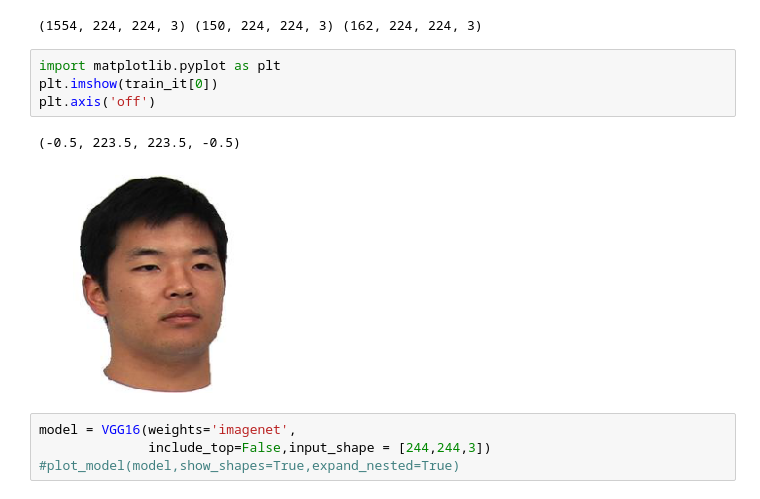
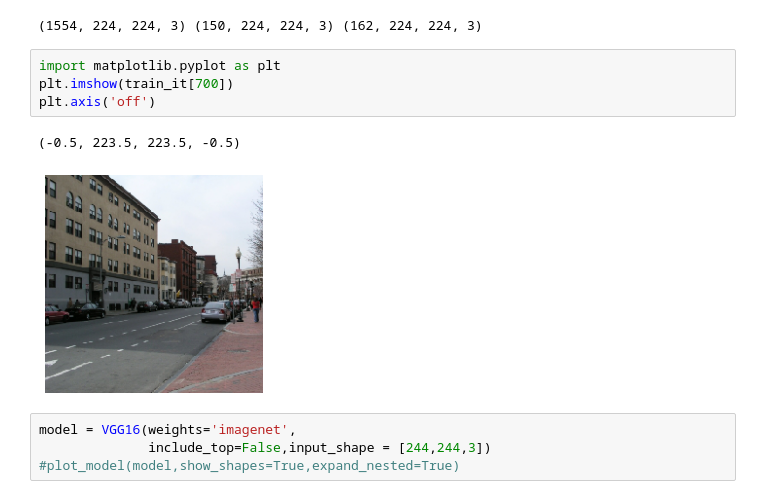
Before and after one commit to soukhind2/vgg16obj, a Jupyter notebook: colab_test.ipynb, the cells around one changed output. Drawn from its saved outputs; the diff is of its cells as text.

```diff
--- a/colab_test.ipynb
+++ b/colab_test.ipynb
@@ -91,11 +91,11 @@ print(train_it.shape,val_it.shape,test_it.shape)
 (1554, 224, 224, 3) (150, 224, 224, 3) (162, 224, 224, 3)
 # %%
 import matplotlib.pyplot as plt
-plt.imshow(train_it[0])
+plt.imshow(train_it[700])
 plt.axis('off')
 # %% [output]
 (-0.5, 223.5, 223.5, -0.5)
-[figure, old version]
+[figure, new version]
 # %%
 model = VGG16(weights='imagenet',
               include_top=False,input_shape = [244,244,3])
```
Also changed, not shown: parts of 12 cells of this notebook.
